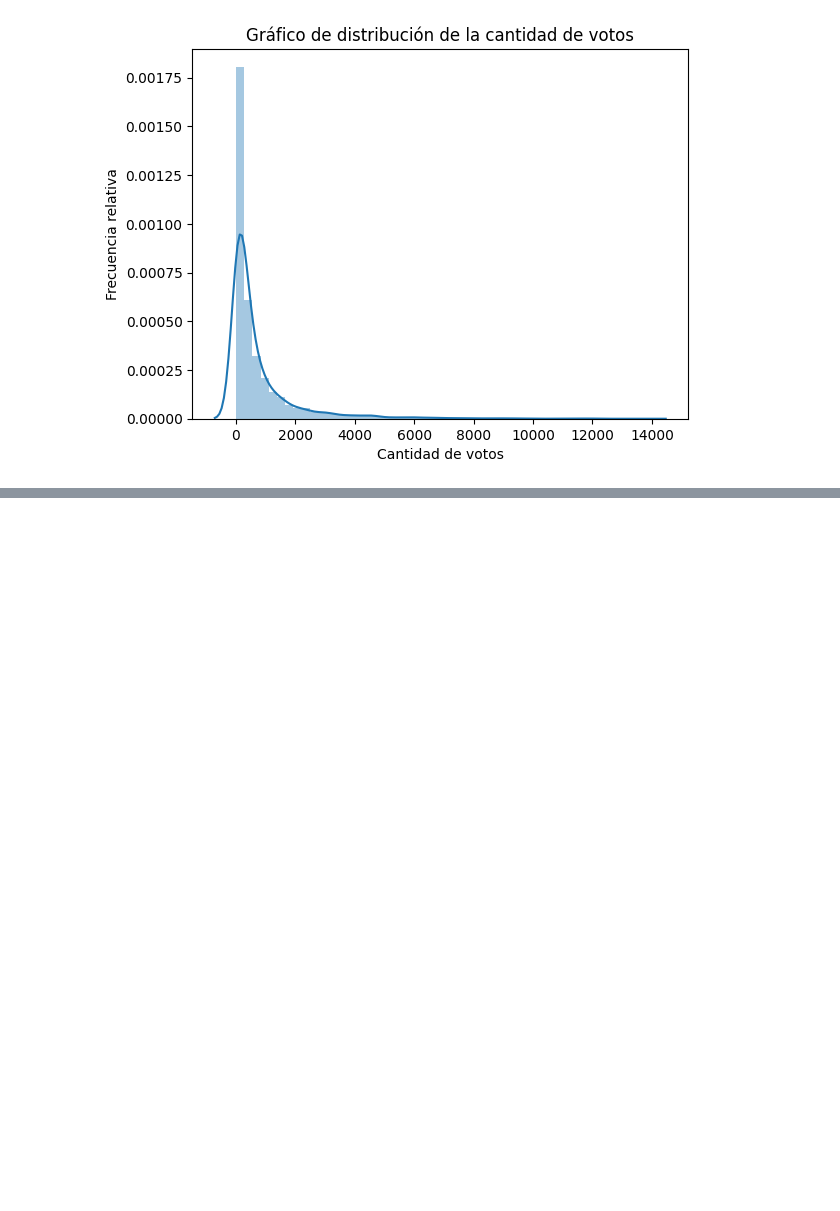
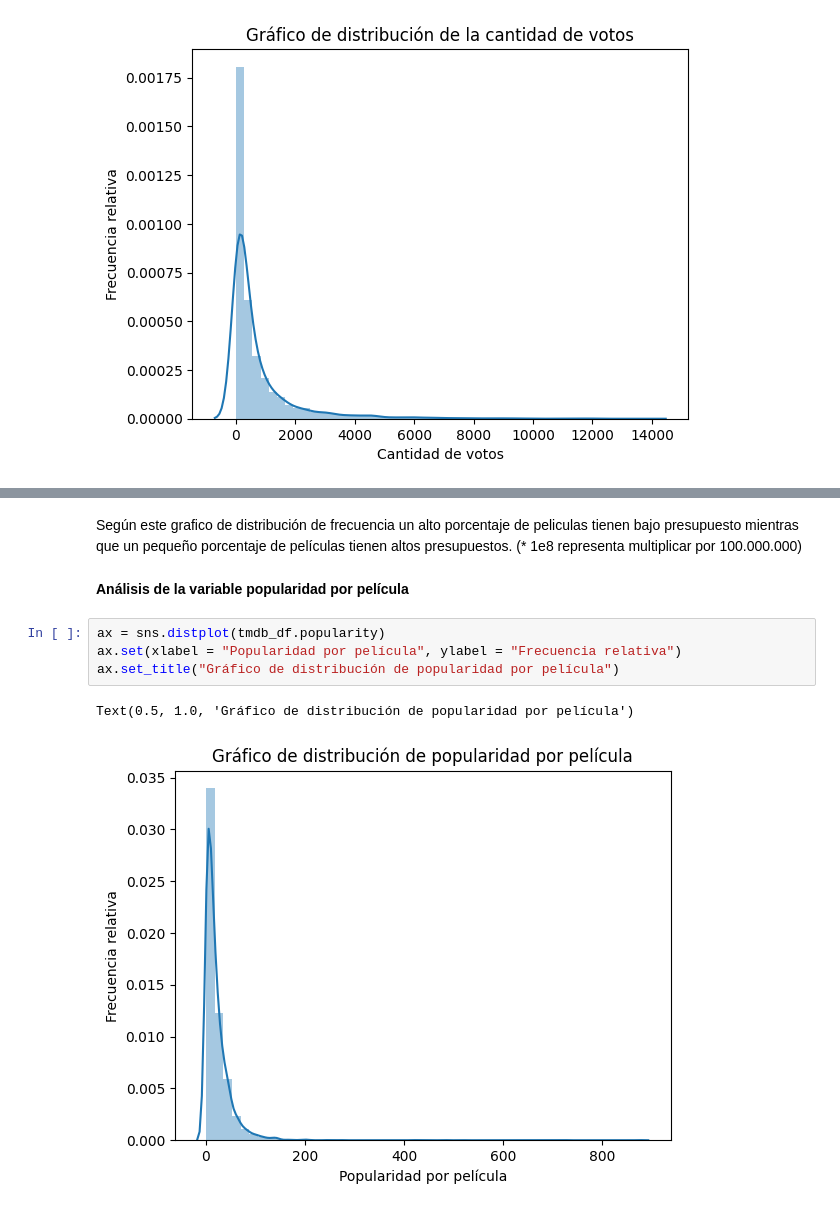
Before and after one commit to JuanPerezMolina/tests_estadisticos_python, a Jupyter notebook: 231028-1_1tests_estadisticos_python.ipynb, the cells around one changed output, grey strips where cells are left out. Drawn from its saved outputs; the diff is of its cells as text; blank space fills up the shorter version.

```diff
--- a/231028_1_1tests_estadisticos_python.ipynb
+++ b/231028-1_1tests_estadisticos_python.ipynb
@@ -283,0 +339,11 @@ Text(0.5, 1.0, 'Gráfico de distribución de la cantidad de votos')
+# %% [markdown]
+Según este grafico de distribución de frecuencia un alto porcentaje de peliculas tienen bajo presupuesto mientras que un pequeño porcentaje de películas tienen altos presupuestos. (* 1e8 representa multiplicar por 100.000.000)
+# %% [markdown]
+**Análisis de la variable popularidad por película**
+# %%
+ax = sns.distplot(tmdb_df.popularity)
+ax.set(xlabel = "Popularidad por película", ylabel = "Frecuencia relativa")
+ax.set_title("Gráfico de distribución de popularidad por película")
+# %% [output]
+Text(0.5, 1.0, 'Gráfico de distribución de popularidad por película')
+[figure, added]
```
Also changed, not shown: parts of 34 cells of this notebook.
